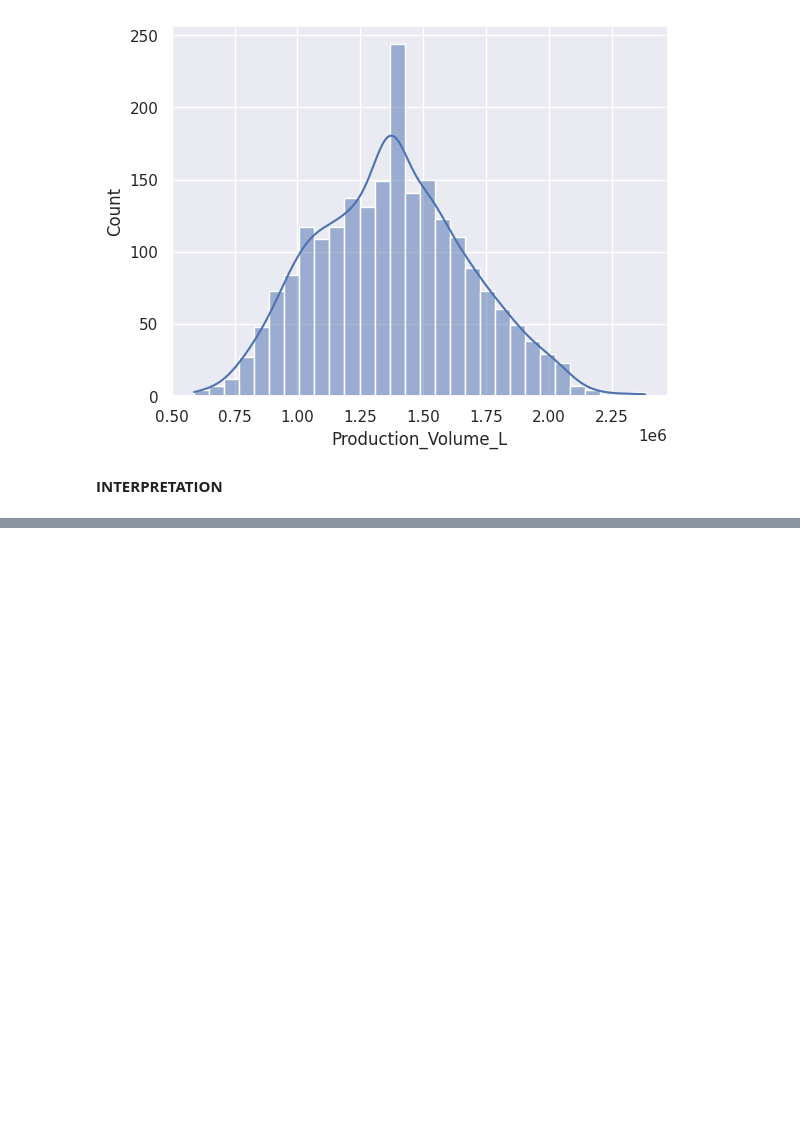
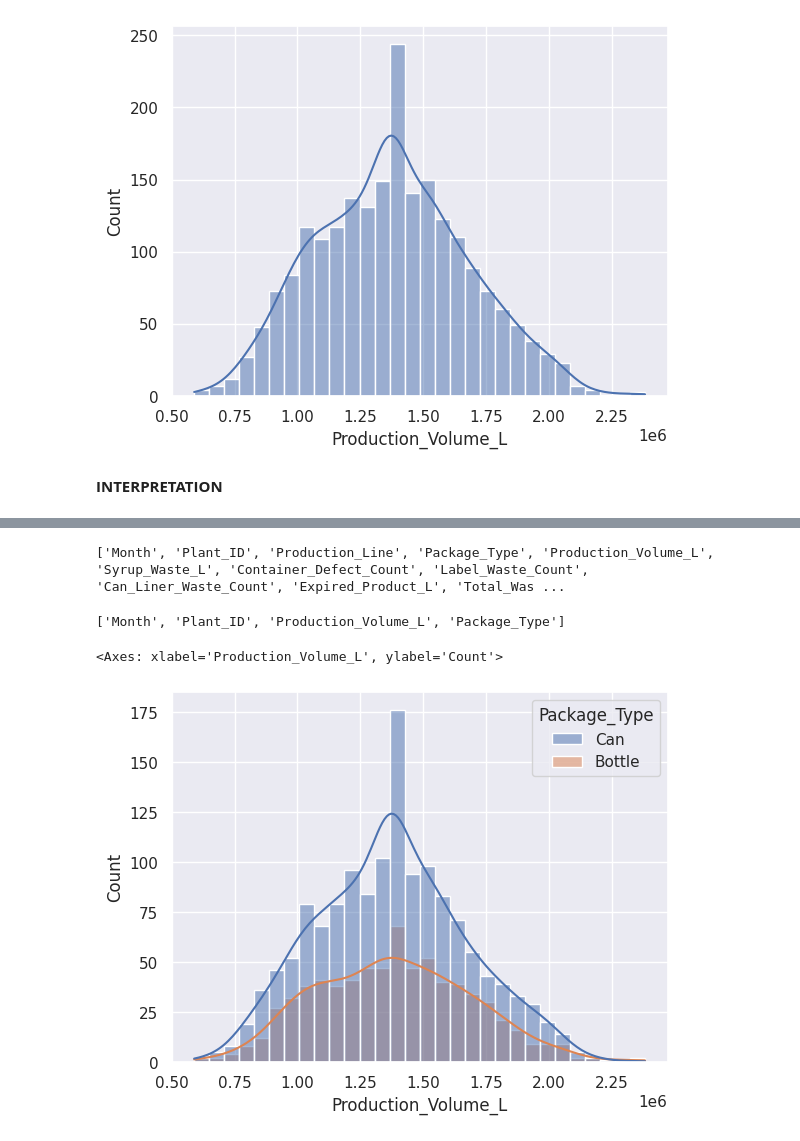
Before and after one commit to romeofopa/DA-Projects, a Jupyter notebook: Waste_Reduction_Operational_Efficiency_And_Predictive_Maintenance_In_Beverage_Company.ipynb, the cells around one changed output, grey strips where cells are left out. Drawn from its saved outputs; the diff is of its cells as text; code cells hidden in the pictures; blank space fills up the shorter version.

```diff
--- a/Waste_Reduction_Operational_Efficiency_And_Predictive_Maintenance_In_Beverage_Company.ipynb
+++ b/Waste_Reduction_Operational_Efficiency_And_Predictive_Maintenance_In_Beverage_Company.ipynb
@@ -846,0 +863,15 @@ sns.histplot(data=data, x='Production_Volume_L', bins=30, kde=True)
+# %%
+print(data.columns.tolist())
+# %% [output]
+['Month', 'Plant_ID', 'Production_Line', 'Package_Type', 'Production_Volume_L', 'Syrup_Waste_L', 'Container_Defect_Count', 'Label_Waste_Count', 'Can_Liner_Waste_Count', 'Expired_Product_L', 'Total_Was ...
+# %%
+data.columns = data.columns.str.strip()
+# %%
+['Month','Plant_ID','Production_Volume_L','Package_Type']
+# %% [output]
+['Month', 'Plant_ID', 'Production_Volume_L', 'Package_Type']
+# %%
+sns.histplot(data=data, x='Production_Volume_L', hue='Package_Type', bins=30, kde=True)
+# %% [output]
+<Axes: xlabel='Production_Volume_L', ylabel='Count'>
+[figure, added]
```
Also changed, not shown: parts of 19 cells of this notebook.
